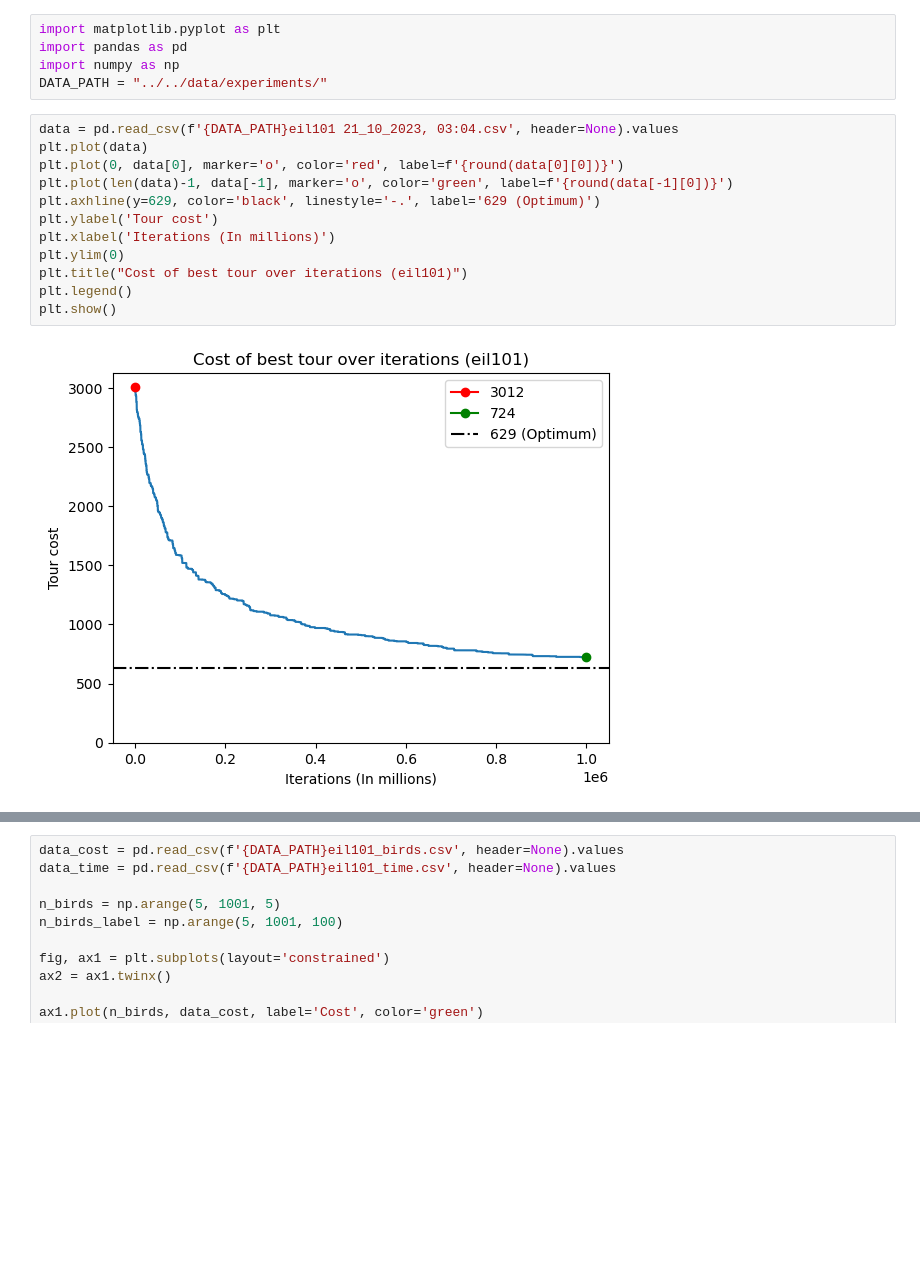
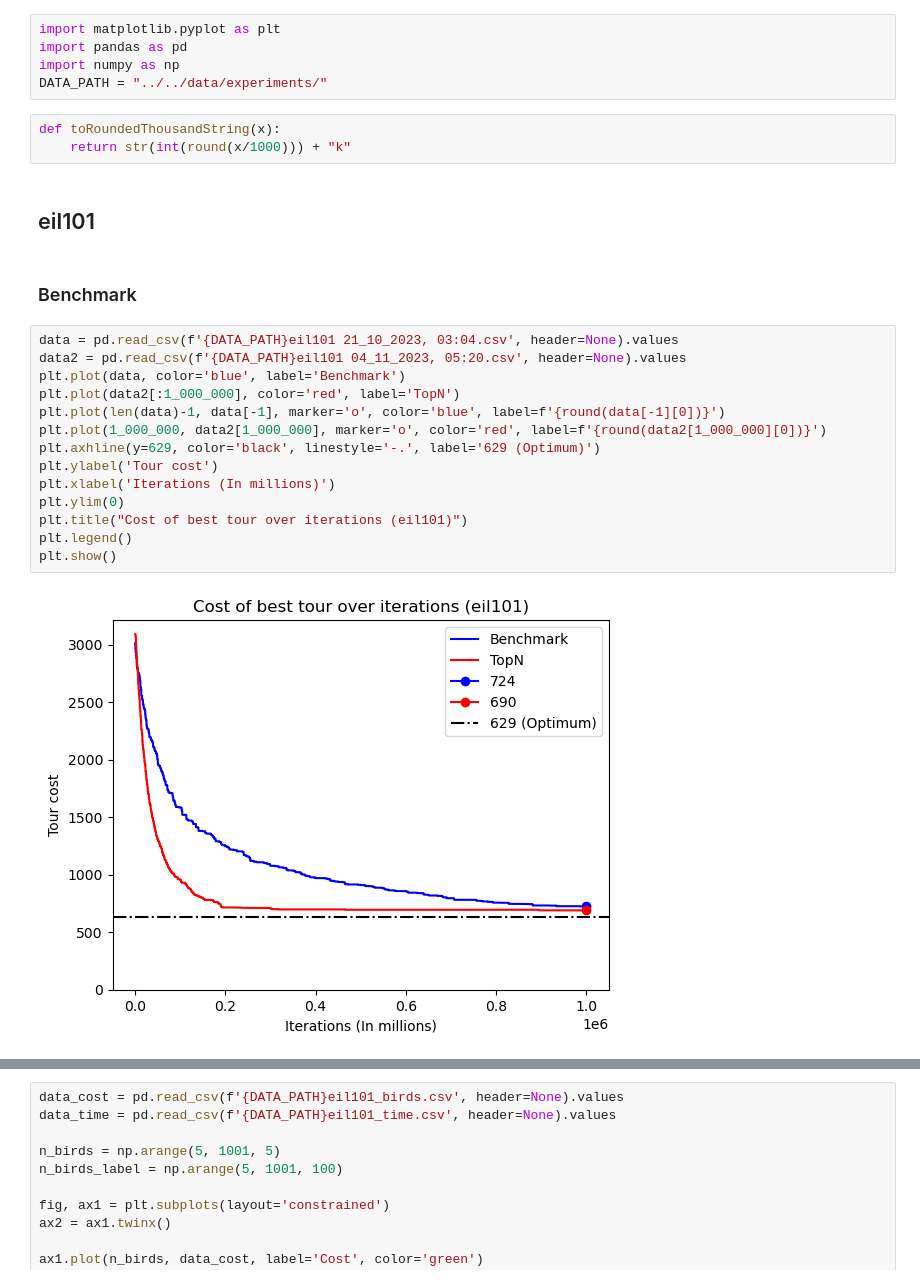
Before and after one commit to TimCares/AFB-Metaheuristic, a Jupyter notebook: src/vis/vis.ipynb, the cells around one changed output, grey strips where cells are left out. Drawn from its saved outputs; the diff is of its cells as text; blank space fills up the shorter version.

```diff
--- a/src/vis/vis.ipynb
+++ b/src/vis/vis.ipynb
@@ -3,17 +3,26 @@ import matplotlib.pyplot as plt
 import pandas as pd
 import numpy as np
 DATA_PATH = "../../data/experiments/"
+# %%
+def toRoundedThousandString(x):
+    return str(int(round(x/1000))) + "k"
+# %% [markdown]
+## eil101
+# %% [markdown]
+### Benchmark
 # %%
 data = pd.read_csv(f'{DATA_PATH}eil101 21_10_2023, 03:04.csv', header=None).values
-plt.plot(data)
-plt.plot(0, data[0], marker='o', color='red', label=f'{round(data[0][0])}')
-plt.plot(len(data)-1, data[-1], marker='o', color='green', label=f'{round(data[-1][0])}')
+data2 = pd.read_csv(f'{DATA_PATH}eil101 04_11_2023, 05:20.csv', header=None).values
+plt.plot(data, color='blue', label='Benchmark')
+plt.plot(data2[:1_000_000], color='red', label='TopN')
+plt.plot(len(data)-1, data[-1], marker='o', color='blue', label=f'{round(data[-1][0])}')
+plt.plot(1_000_000, data2[1_000_000], marker='o', color='red', label=f'{round(data2[1_000_000][0])}')
 plt.axhline(y=629, color='black', linestyle='-.', label='629 (Optimum)')
 plt.ylabel('Tour cost')
 plt.xlabel('Iterations (In millions)')
 plt.ylim(0)
 plt.title("Cost of best tour over iterations (eil101)")
 plt.legend()
 plt.show()
 # %% [output]
-[figure, old version]
+[figure, new version]
```
Also changed, not shown: parts of 10 cells of this notebook, 13 other files.
